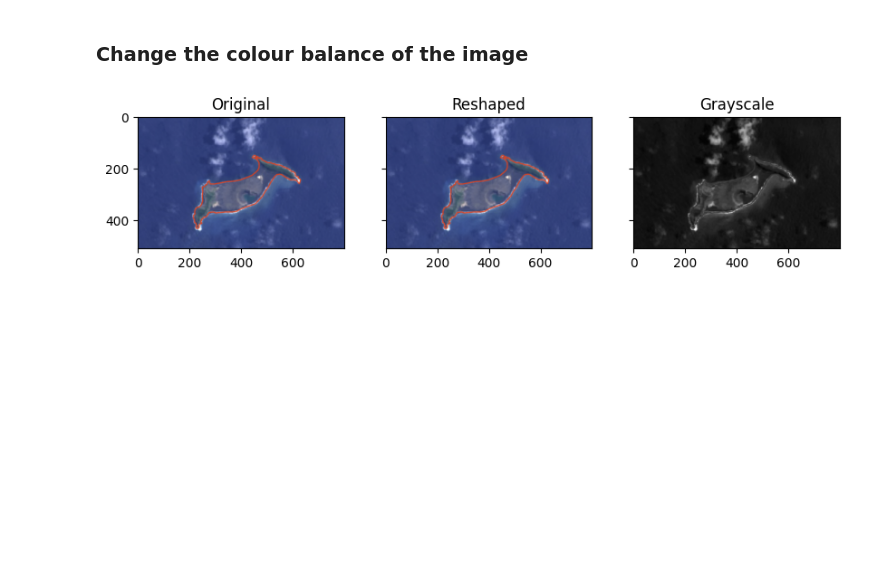
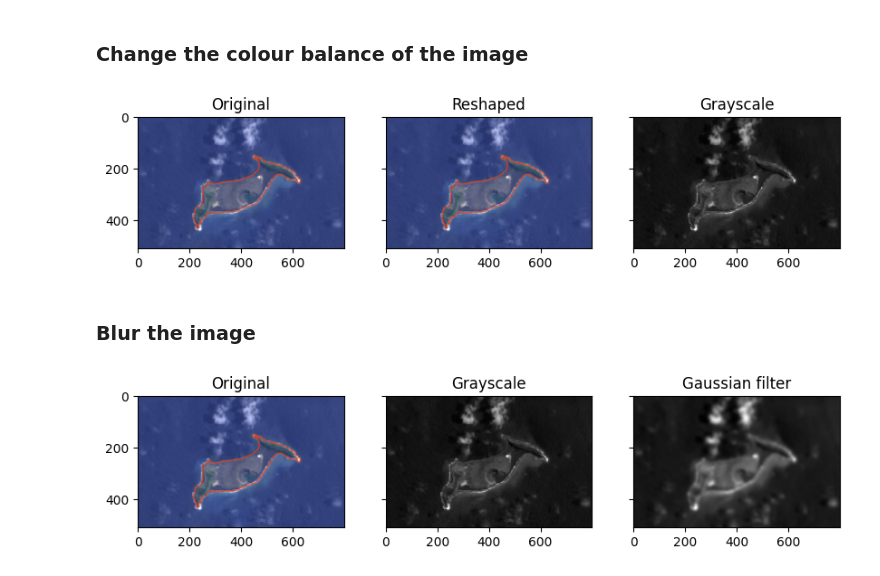
Before and after one commit to urfolomeus/space_data, a Jupyter notebook: week 3/assignment.ipynb, the cells around one changed output. Drawn from its saved outputs; the diff is of its cells as text; code cells hidden in the pictures; blank space fills up the shorter version.

Commit message:
Using a Gaussian filter to blur the image

```diff
--- a/week 3/assignment.ipynb
+++ b/week 3/assignment.ipynb
@@ -101,3 +101,35 @@ ax2.imshow(gray_img, cmap='gray')
 plt.show()
 # %% [output]
 [figure]
+# %% [markdown]
+### Blur the image
+# %%
+from skimage import filters
+
+_fig, [ax0, ax1, ax2] = plt.subplots(1, 3, figsize=(10, 5), sharey=True)
+
+# show original image
+
+ax0.set_title('Original')
+ax0.imshow(img_ht_before_l8)
+
+# Convert to grayscale
+
+channels = [src.read(ch) for ch in [1, 2, 3]]
+reshaped = np.stack(channels, axis=-1)
+
+grayscale = color.rgb2gray(reshaped)*255
+gray_img = grayscale.astype(np.uint8)
+
+ax1.set_title('Grayscale')
+ax1.imshow(gray_img, cmap='gray')
+
+# Apply Gaussian filter
+blurred = filters.gaussian(gray_img, sigma=5)
+
+ax2.set_title('Gaussian filter')
+ax2.imshow(blurred, cmap='gray')
+
+plt.show()
+# %% [output]
+[figure, added]
```
